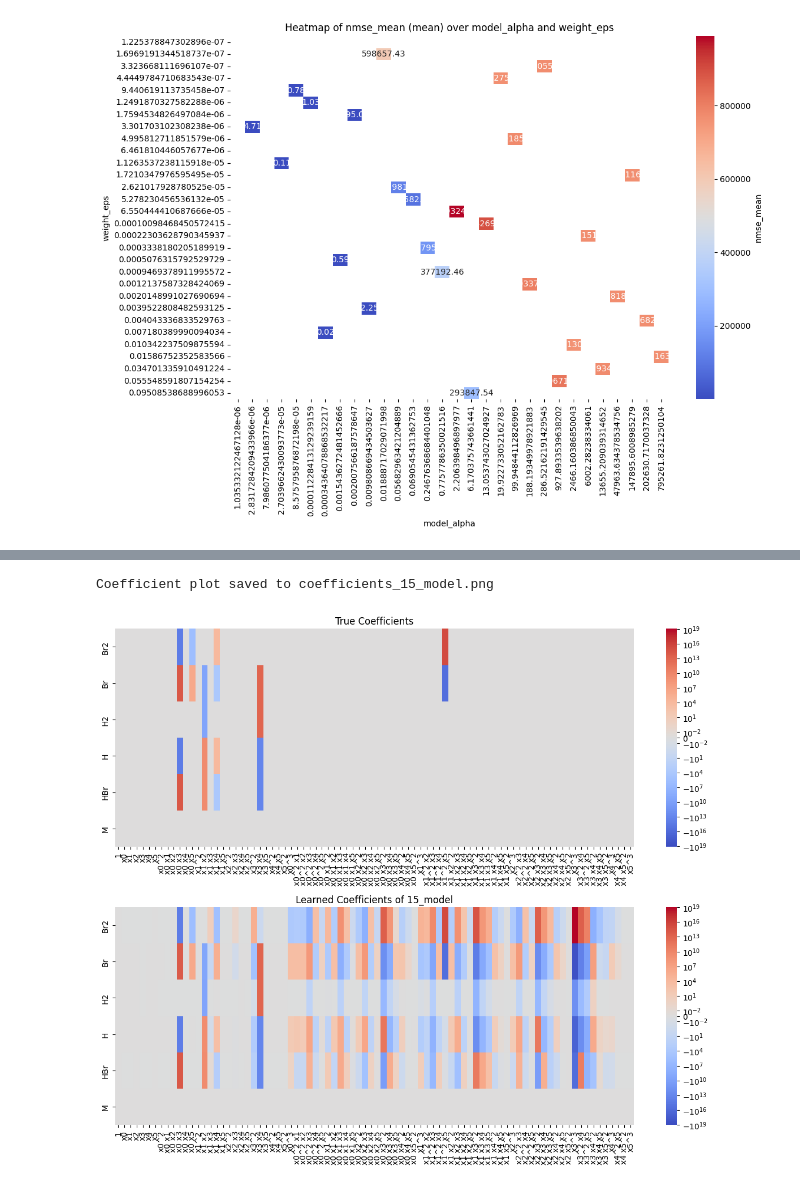
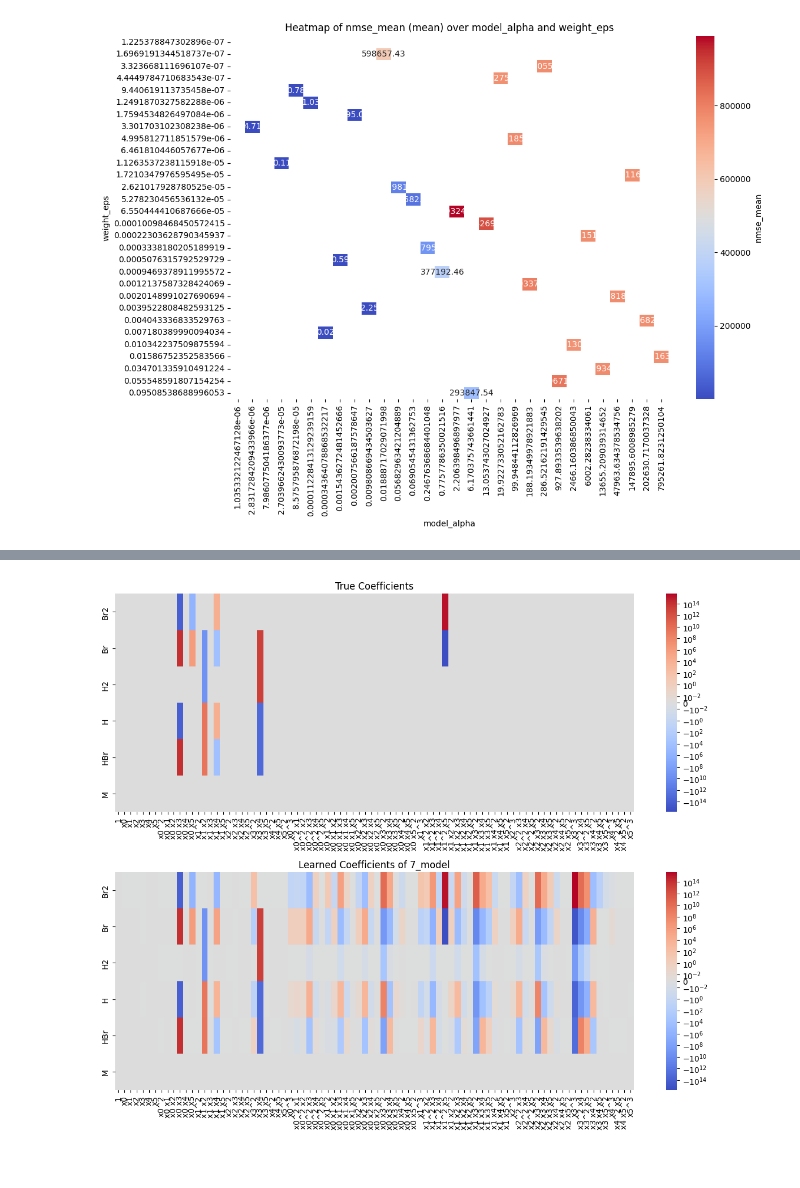
Before and after one commit to jerrydzhang/weight-perterbation, a Jupyter notebook: notebooks/result_hbr-analytic.ipynb, the cells around one changed output, grey strips where cells are left out. Drawn from its saved outputs; the diff is of its cells as text; code cells hidden in the pictures.

Commit message:
model fix
temp

```diff
--- a/notebooks/result_hbr-analytic.ipynb
+++ b/notebooks/result_hbr-analytic.ipynb
@@ -61,5 +65,5 @@ Name: 204, dtype: object
 # %%
 # visualize.plot_best_model_solution('nmse_mean', fixed_params={'weight_std': 0})
-model = "15_model"
-visualize.plot_model_solution(model, save=True)
+model = "7_model"
+visualize.plot_model_solution(model, save=False)
 # %% [output]
@@ -78,6 +76,5 @@ Solution plot saved to solution_15_model_M.png
 # %%
 # visualize.plot_best_model_coefficients('nmse_mean', fixed_params={'weight_std': 0})
-visualize.plot_coefficients(model, save=True)
+visualize.plot_coefficients(model, save=False)
 # %% [output]
-Coefficient plot saved to coefficients_15_model.png
-[figure, old version]
+[figure, new version]
```
Also changed, not shown: parts of 3 cells of this notebook, 24 other files.
